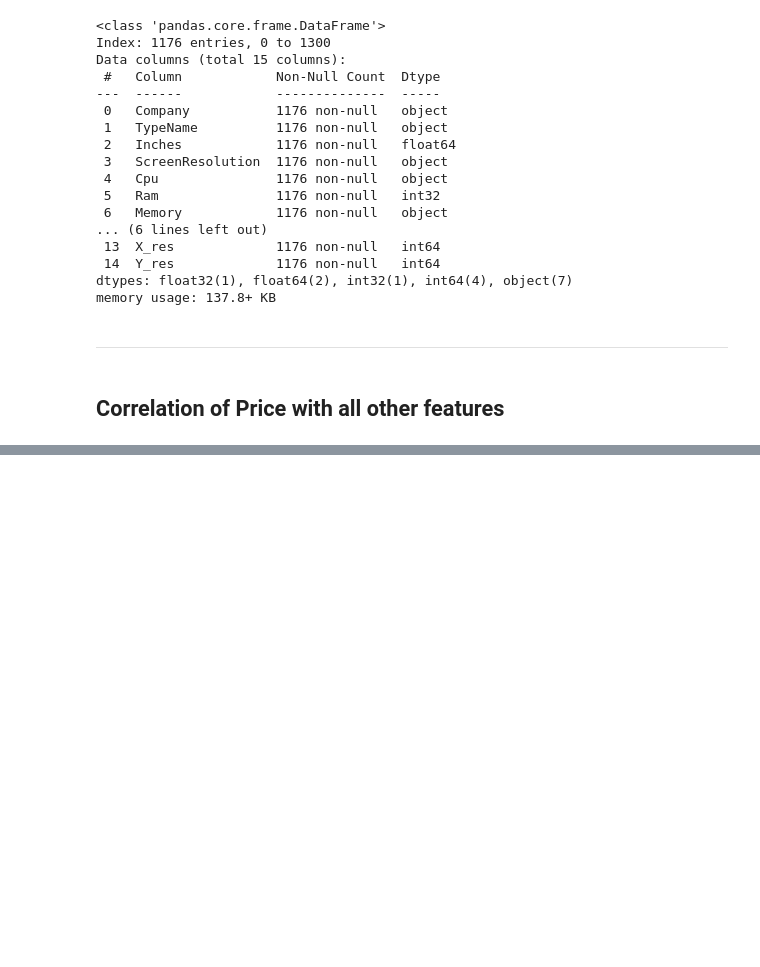
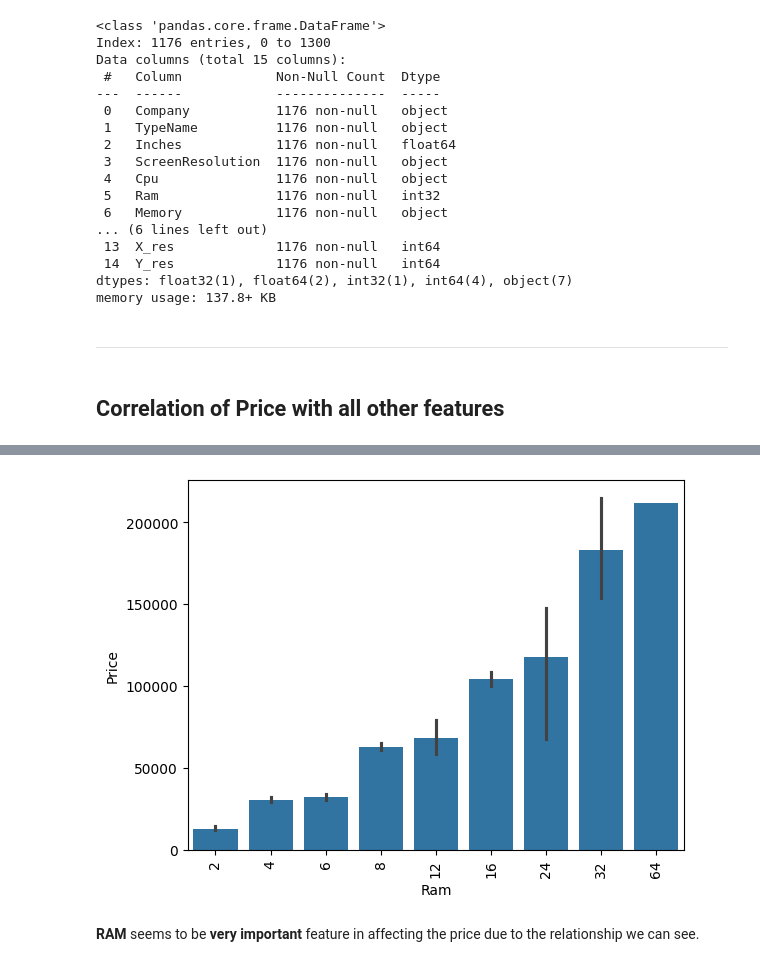
Before and after one commit to devrahulbanjara/AI-Enabler-Program, a Jupyter notebook: ai_enabler_program.ipynb, the cells around one changed output, grey strips where cells are left out. Drawn from its saved outputs; the diff is of its cells as text; code cells hidden in the pictures; blank space fills up the shorter version.

```diff
--- a/ai_enabler_program.ipynb
+++ b/ai_enabler_program.ipynb
@@ -575,0 +667,8 @@ df['ppi'] = (((df['X_res']**2) + (df['Y_res']**2))**0.5/df['Inches']).astype('fl
+# %%
+sns.barplot(x=df['Ram'],y=df['Price'])
+plt.xticks(rotation='vertical')
+plt.show()
+# %% [output]
+[figure, added]
+# %% [markdown]
+**RAM** seems to be **very important** feature in affecting the price due to the relationship we can see.
```
Also changed, not shown: parts of 85 cells of this notebook.
